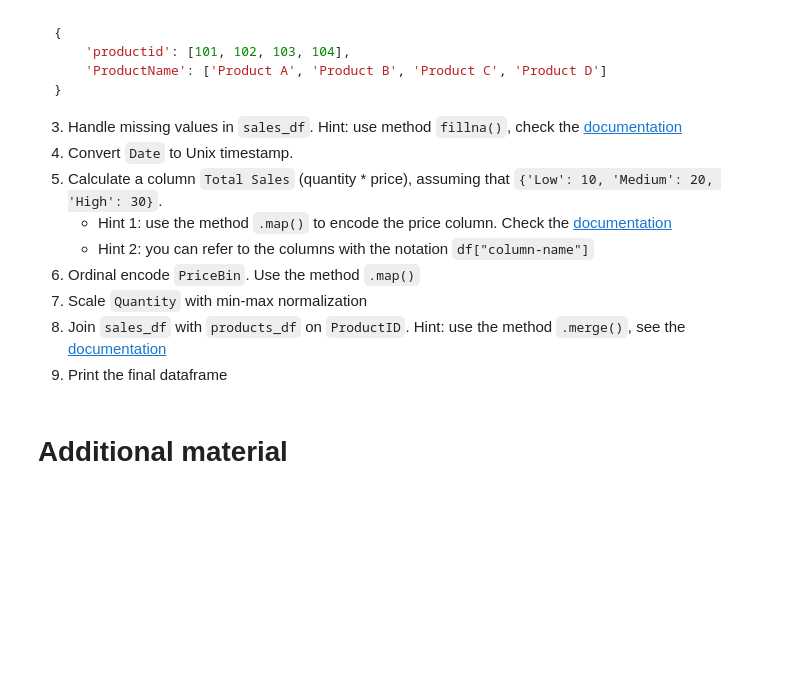
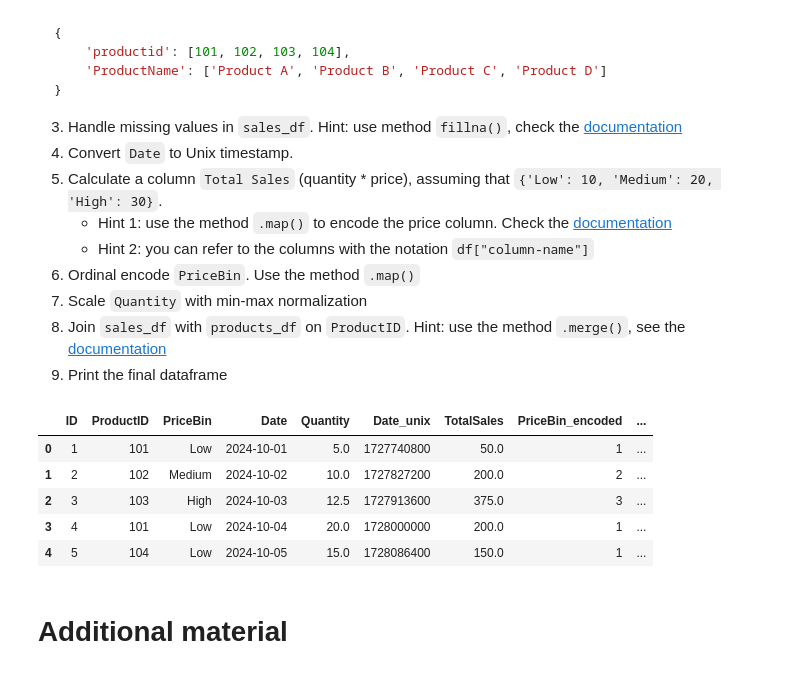
Before and after one commit to gabbosanti/machine-learning-lab, a Jupyter notebook: slides/lab-03-datapreparation.ipynb, the cells around one changed output. Cells and saved outputs as stored; diff of their text form; code cells hidden in the pictures; blank space fills up the shorter version.

```diff
--- a/slides/lab-03-datapreparation.ipynb
+++ b/slides/lab-03-datapreparation.ipynb
@@ -287,3 +316,58 @@ combined_df.head(2)
+# %%
+# Write your code here
+#1 - Creo il dataframe "Sales"
+sales_df = pd.DataFrame({
+    'ID': [1, 2, 3, 4, 5],
+    'ProductID': [101, 102, 103, 101, 104],
+    'PriceBin': ['Low', 'Medium', 'High', 'Low', 'Low'],
+    'Date': ['10/01/2024', '10/02/2024', '10/03/2024', '10/04/2024', '10/05/2024'],
+    'Quantity': [5, 10, np.nan, 20, 15]
+})
+sales_df
+
+#2 - Creo il dataframe "Products"
+products_df = pd.DataFrame({
+    'productid': [101, 102, 103, 104],
+    'ProductName': ['Product A', 'Product B', 'Product C', 'Product D']
+})
+products_df
+
+#3 - Gestisco i valori mancanti in sales_df
+sales_df['Quantity'] = sales_df['Quantity'].fillna(sales_df['Quantity'].mean())
+sales_df
+
+#4 - Convertire la data in timestamp unix
+sales_df['Date'] = pd.to_datetime(sales_df['Date'], format='%m/%d/%Y')
+sales_df['Date_unix'] = sales_df['Date'].astype(int) // 10**9
+sales_df
+
+#5 - Calcolo la colonna TotalSales
+price_map = {'Low': 10, 'Medium': 20, 'High': 30}
+sales_df['TotalSales'] = sales_df['Quantity'] * sales_df['PriceBin'].map(price_map)
+sales_df
+
+#6 - Ordinal encoding dell'attributo PriceBin
+price_bin = {'Low': 1, 'Medium': 2, 'High': 3}
+sales_df['PriceBin_encoded'] = sales_df['PriceBin'].map(price_bin) #E lo utilizzo per fare l'encoding dell'attributo categorico ordinale "PriceBin"
+sales_df
+
+#7 - Fai lo scaling dell'attributo Quantity con la normalizzazione min-max
+sales_df['Quantity_scaled'] = (sales_df['Quantity'] - sales_df['Quantity'].min()) / (sales_df['Quantity'].max() - sales_df['Quantity'].min())
+sales_df
+
+#8 - Fai il merge di products_df con sales_df
+products_df = products_df.rename({"productid": "ProductID"}, axis=1) #Prende il dataset dei prodotti e rinomina un attributo
+combined_df = pd.merge(sales_df, products_df, on='ProductID', how='left') #Uniamoli sulla base dell'attributo comune "ID" (per questo l'ho rinominato prima)
+
+#9 - Stampa il database finale
+combined_df
+# %% [output]
+|  | ID | ProductID | PriceBin | Date | Quantity | Date_unix | TotalSales | PriceBin_encoded | ... |
+| 0 | 1 | 101 | Low | 2024-10-01 | 5.0 | 1727740800 | 50.0 | 1 | ... |
+| 1 | 2 | 102 | Medium | 2024-10-02 | 10.0 | 1727827200 | 200.0 | 2 | ... |
+| 2 | 3 | 103 | High | 2024-10-03 | 12.5 | 1727913600 | 375.0 | 3 | ... |
+| 3 | 4 | 101 | Low | 2024-10-04 | 20.0 | 1728000000 | 200.0 | 1 | ... |
+| 4 | 5 | 104 | Low | 2024-10-05 | 15.0 | 1728086400 | 150.0 | 1 | ... |
 # %% [markdown]
 # Additional material
 # %% [markdown]
```
Also changed, not shown: parts of 18 cells of this notebook.
